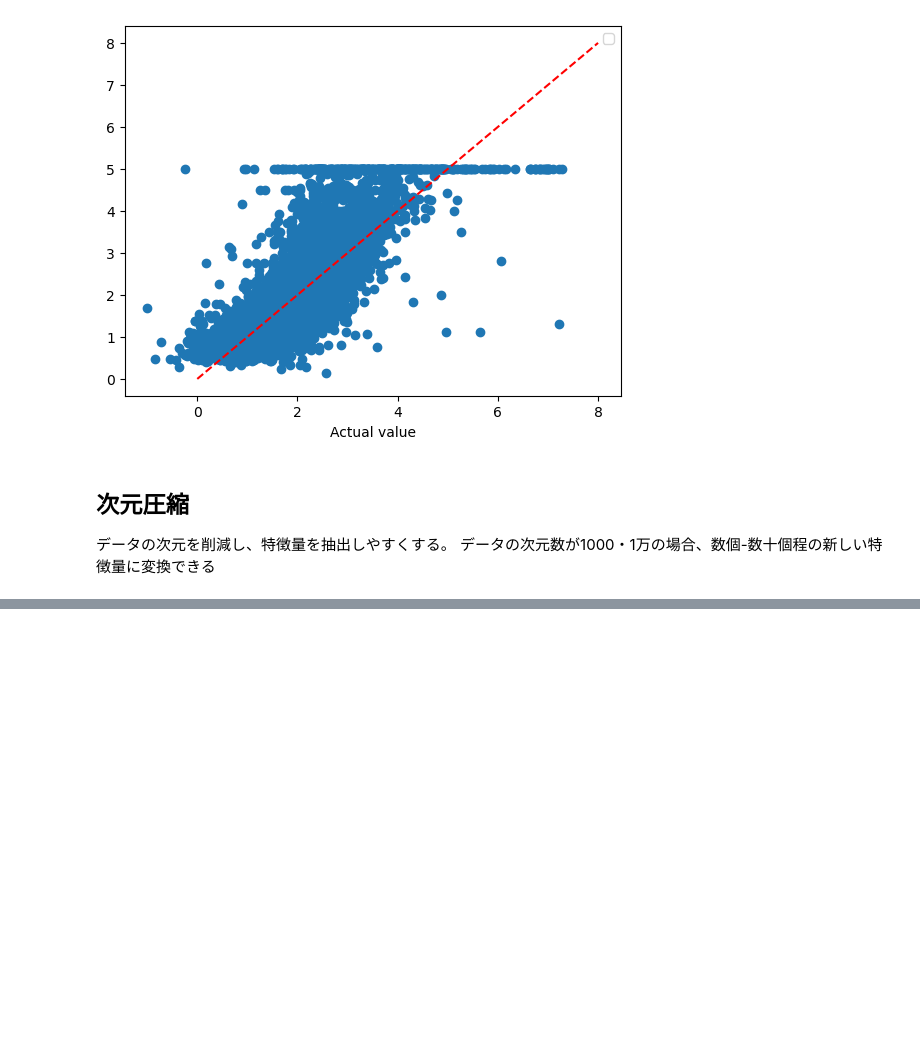
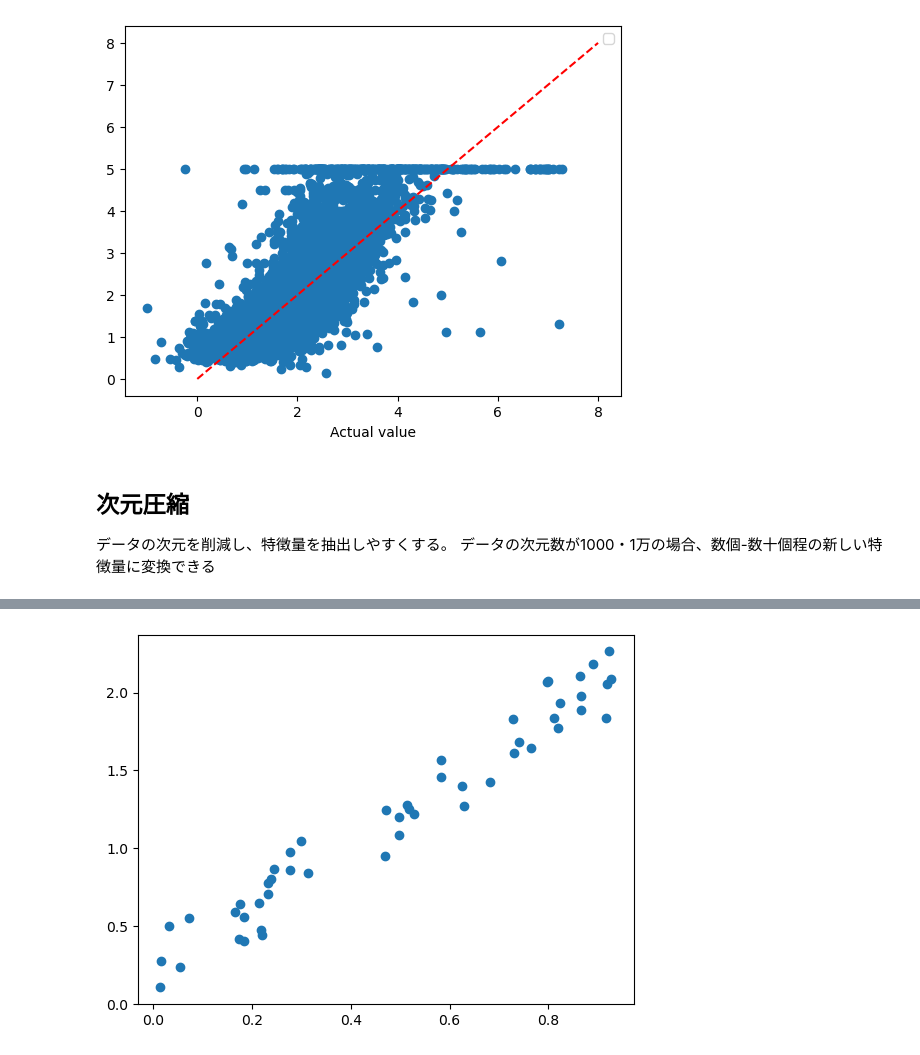
Before and after one commit to KNemoto255/python_DataAnalysis, a Jupyter notebook: Python_DataAnalysis_Scikit-Learn( Regression, DR, Evaluation, Parameter ).ipynb, the cells around one changed output, grey strips where cells are left out. Cells and saved outputs as stored; diff of their text form; code cells hidden in the pictures; blank space fills up the shorter version.

```diff
--- a/Python_DataAnalysis_Scikit-Learn( Regression, DR, Evaluation, Parameter ).ipynb
+++ b/Python_DataAnalysis_Scikit-Learn( Regression, DR, Evaluation, Parameter ).ipynb
@@ -53,0 +56,17 @@ No artists with labels found to put in legend.  Note that artists whose label st
+# %%
+import numpy as np
+import matplotlib.pyplot as plt
+
+#乱数シード
+rng = np.random.default_rng(123)
+#一様乱数を作成
+X = rng.uniform(size=50)
+#Xを二倍 + 一様乱数を足し合わせ直線上にバラツキのある散布図にする
+Y = 2*X + 0.5*rng.uniform(size=50)
+
+#散布図
+fig, ax = plt.subplots()
+ax.scatter(X, Y)
+plt.show()
+# %% [output]
+[figure, added]
```
Also changed, not shown: parts of 10 cells of this notebook.
